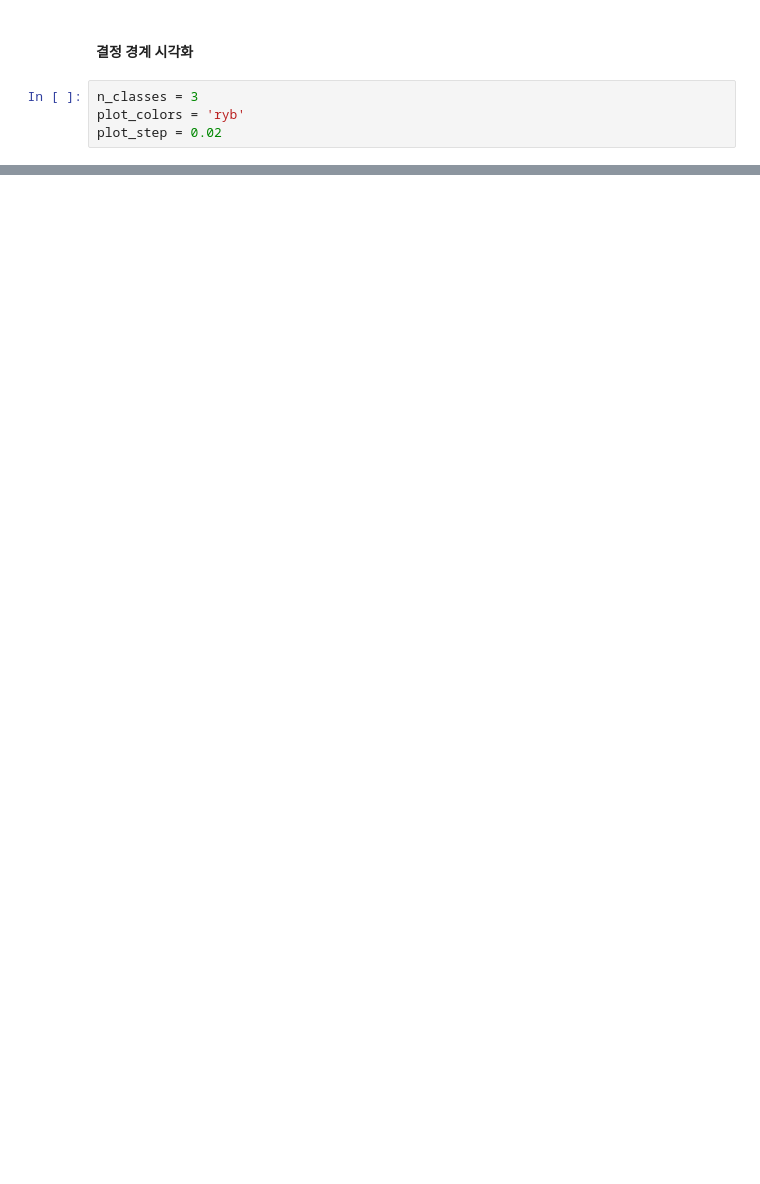
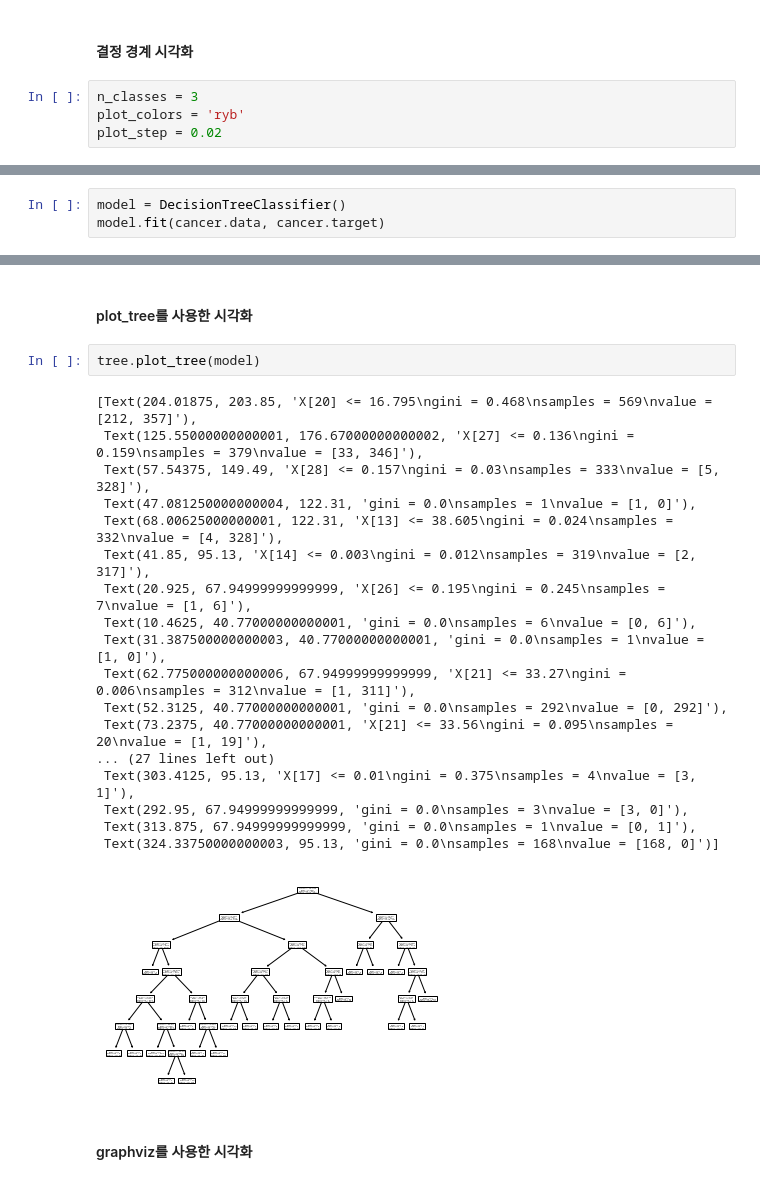
Before and after one commit to KimYongHwi/machine-learning-study, a Jupyter notebook: decision_tree/DecisionTree.ipynb, the cells around one changed output, grey strips where cells are left out. Drawn from its saved outputs; the diff is of its cells as text; blank space fills up the shorter version.

```diff
--- a/decision_tree/DecisionTree.ipynb
+++ b/decision_tree/DecisionTree.ipynb
@@ -347,0 +611,3 @@ for pairIdx, pair in enumerate([[0, 1], [0, 2], [0, 3],
+# %%
+model = DecisionTreeClassifier()
+model.fit(cancer.data, cancer.target)
@@ -347,0 +657,25 @@ for pairIdx, pair in enumerate([[0, 1], [0, 2], [0, 3],
+# %% [markdown]
+#### plot_tree를 사용한 시각화
+# %%
+tree.plot_tree(model)
+# %% [output]
+[Text(204.01875, 203.85, 'X[20] <= 16.795\ngini = 0.468\nsamples = 569\nvalue = [212, 357]'),
+ Text(125.55000000000001, 176.67000000000002, 'X[27] <= 0.136\ngini = 0.159\nsamples = 379\nvalue = [33, 346]'),
+ Text(57.54375, 149.49, 'X[28] <= 0.157\ngini = 0.03\nsamples = 333\nvalue = [5, 328]'),
+ Text(47.081250000000004, 122.31, 'gini = 0.0\nsamples = 1\nvalue = [1, 0]'),
+ Text(68.00625000000001, 122.31, 'X[13] <= 38.605\ngini = 0.024\nsamples = 332\nvalue = [4, 328]'),
+ Text(41.85, 95.13, 'X[14] <= 0.003\ngini = 0.012\nsamples = 319\nvalue = [2, 317]'),
+ Text(20.925, 67.94999999999999, 'X[26] <= 0.195\ngini = 0.245\nsamples = 7\nvalue = [1, 6]'),
+ Text(10.4625, 40.77000000000001, 'gini = 0.0\nsamples = 6\nvalue = [0, 6]'),
+ Text(31.387500000000003, 40.77000000000001, 'gini = 0.0\nsamples = 1\nvalue = [1, 0]'),
+ Text(62.775000000000006, 67.94999999999999, 'X[21] <= 33.27\ngini = 0.006\nsamples = 312\nvalue = [1, 311]'),
+ Text(52.3125, 40.77000000000001, 'gini = 0.0\nsamples = 292\nvalue = [0, 292]'),
+ Text(73.2375, 40.77000000000001, 'X[21] <= 33.56\ngini = 0.095\nsamples = 20\nvalue = [1, 19]'),
+... (27 lines left out)
+ Text(303.4125, 95.13, 'X[17] <= 0.01\ngini = 0.375\nsamples = 4\nvalue = [3, 1]'),
+ Text(292.95, 67.94999999999999, 'gini = 0.0\nsamples = 3\nvalue = [3, 0]'),
+ Text(313.875, 67.94999999999999, 'gini = 0.0\nsamples = 1\nvalue = [0, 1]'),
+ Text(324.33750000000003, 95.13, 'gini = 0.0\nsamples = 168\nvalue = [168, 0]')]
+[figure, added]
+# %% [markdown]
+#### graphviz를 사용한 시각화
```
Also changed, not shown: parts of 71 cells of this notebook.
